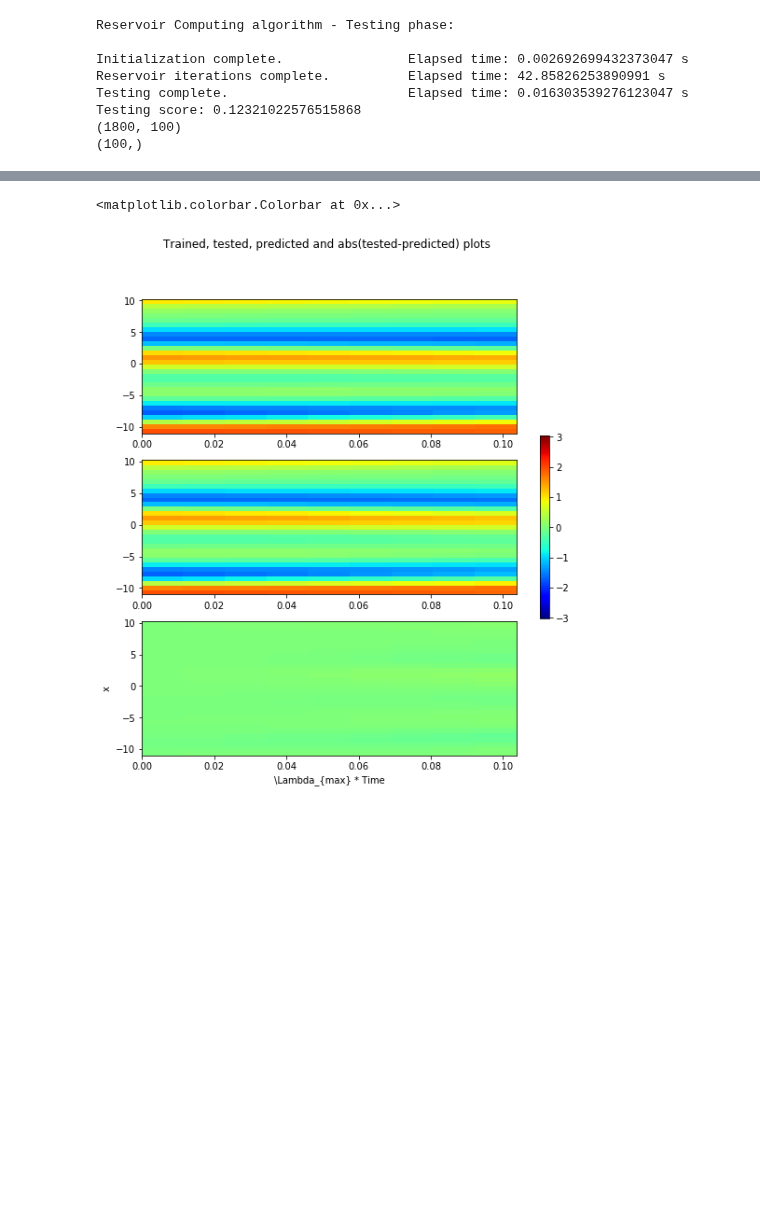
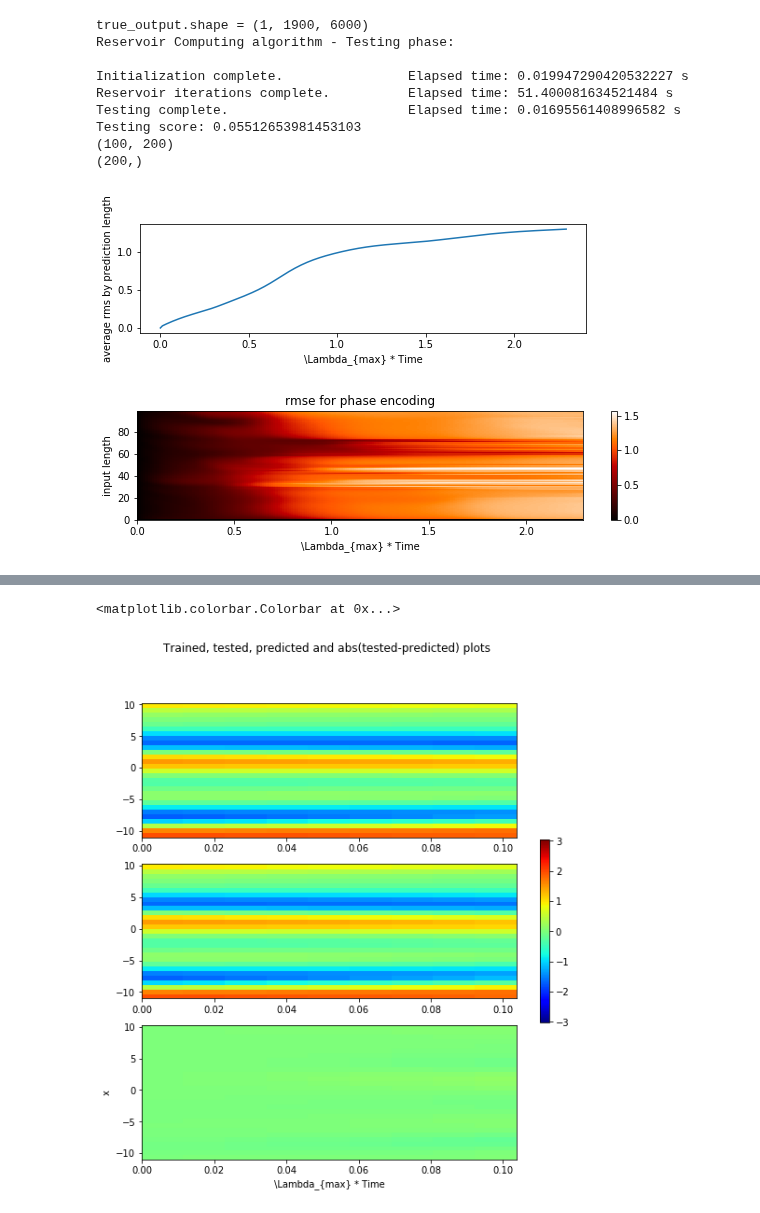
Before and after one commit to jon-dong/reservoir-computing-python, a Jupyter notebook: kuramoto_sivashinsky_matlab.ipynb, the cells around one changed output, grey strips where cells are left out. Drawn from its saved outputs; the diff is of its cells as text; code cells hidden in the pictures; blank space fills up the shorter version.

```diff
--- a/kuramoto_sivashinsky_matlab.ipynb
+++ b/kuramoto_sivashinsky_matlab.ipynb
@@ -59,29 +60,33 @@ Training score: 0.9996634079150559
 # %%
-b.forget=forget
-b.parallel_runs=1
 # testing data
 # ks_data, _, _ = data1D.kuramoto_sivashinsky_matlab(sequence_length=1000, n_sequence=1, spatial_points=spatial_points)
 ks_data_test = ks_data_origin[:, n_train:n_train+n_test, :]
+ks_data_test, _, _ = data1D.kuramoto_sivashinsky_matlab(sequence_length=n_test, n_sequence=n_sequence, spatial_points=spatial_points)
 # Algorithm testing
-pred_output, rmse, rmse_vec = b.predict_and_score(ks_data_test, detailed_score=True)
+ref_horizon = 200
+parallel = 300
+pred_output, rmse, rmse_vec = b.predict_and_score(ks_data_test, detailed_score=True, parallel=parallel)
+# print(pred_output[:4, :5])
 print(rmse.shape)
 print(rmse_vec.shape)
 # %% [output]
+true_output.shape = (1, 1900, 6000)
 Reservoir Computing algorithm - Testing phase:
 
-Initialization complete.                Elapsed time: 0.002692699432373047 s
-Reservoir iterations complete.          Elapsed time: 42.85826253890991 s
-Testing complete.                       Elapsed time: 0.016303539276123047 s
-Testing score: 0.12321022576515868
-(1800, 100)
-(100,)
+Initialization complete.                Elapsed time: 0.019947290420532227 s
+Reservoir iterations complete.          Elapsed time: 51.400081634521484 s
+Testing complete.                       Elapsed time: 0.01695561408996582 s
+Testing score: 0.05512653981453103
+(100, 200)
+(200,)
 # %%
+b.forget = forget
 if refreshing:
-    total_pred = (rmse.shape[1])*b.rec_pred_steps
+    total_pred = (rmse.shape[1])
     length_input = pred_output.shape[0] - total_pred
     time_input = range(rmse.shape[0])
 else:
-    total_pred = b.pred_horizon*b.rec_pred_steps
+    total_pred = b.pred_horizon
     length_input = pred_output.shape[0] - total_pred
     time_input = range(length_input)
 time_pred = tt[0:total_pred]*lyap_exp
@@ -91,33 +96,36 @@ if refreshing:
     plt.ylabel('average rms by prediction length')
     plt.xlabel('\Lambda_{max} * Time')
     plt.plot(time_pred[:], rmse_vec[:])
     # scipy.io.savemat('time_pred_new_2.mat', dict(time_pred_new_2=time_pred))
     # scipy.io.savemat('rmse_vec_new_2.mat', dict(rmse_vec_new_2=rmse_vec))
     plt.show;
 
     plt.figure(2,figsize=(10,2))
     plt.title('rmse for phase encoding')
     plt.ylabel('input length')
     plt.xlabel('\Lambda_{max} * Time')
     im=plt.pcolormesh(time_pred[:], time_input[:], rmse[:,:], cmap='gist_heat')
     plt.colorbar(im)
     plt.show;
 else:
     plt.figure(1,figsize=(8,2))
     plt.ylabel('average rms by input length')
     plt.xlabel('\Lambda_{max} * Time')
     plt.plot(time_pred[1:], rmse_vec[1:])
     # scipy.io.savemat('time_pred_new_2.mat', dict(time_pred_new_2=time_pred))
     # scipy.io.savemat('rmse_vec_new_2.mat', dict(rmse_vec_new_2=rmse_vec))
     plt.show;
 
     plt.figure(2,figsize=(10,2))
     plt.title('rmse for phase encoding')
     plt.ylabel('input length')
     plt.xlabel('\Lambda_{max} * Time')
     im=plt.pcolormesh(time_pred[1:], time_input[:], rmse[:,1:], cmap='gist_heat')
     plt.colorbar(im)
     plt.show;
+# %% [output]
+[figure, added]
+[figure, added]
 # %%
 if refreshing:
     n_input = 0
```
Also changed, not shown: parts of 3 cells of this notebook, 1 other file.
